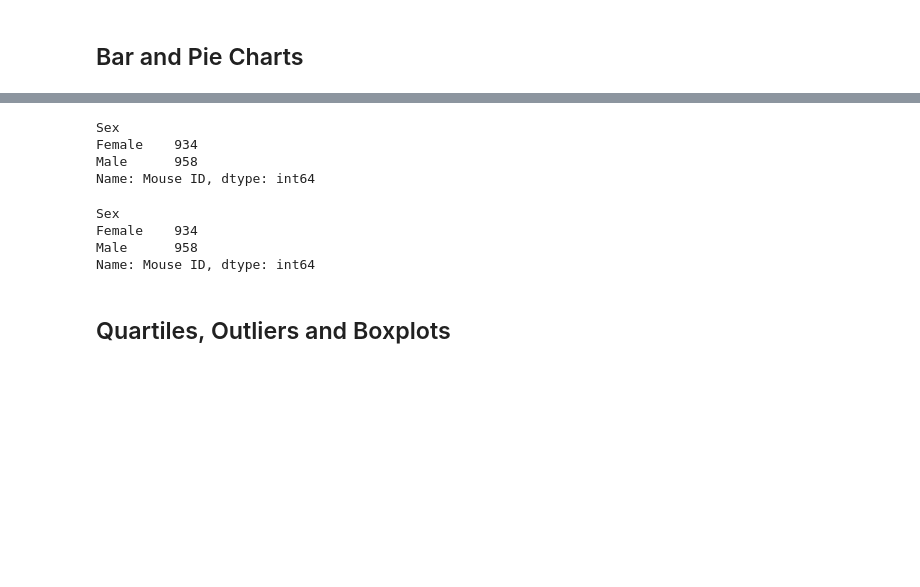
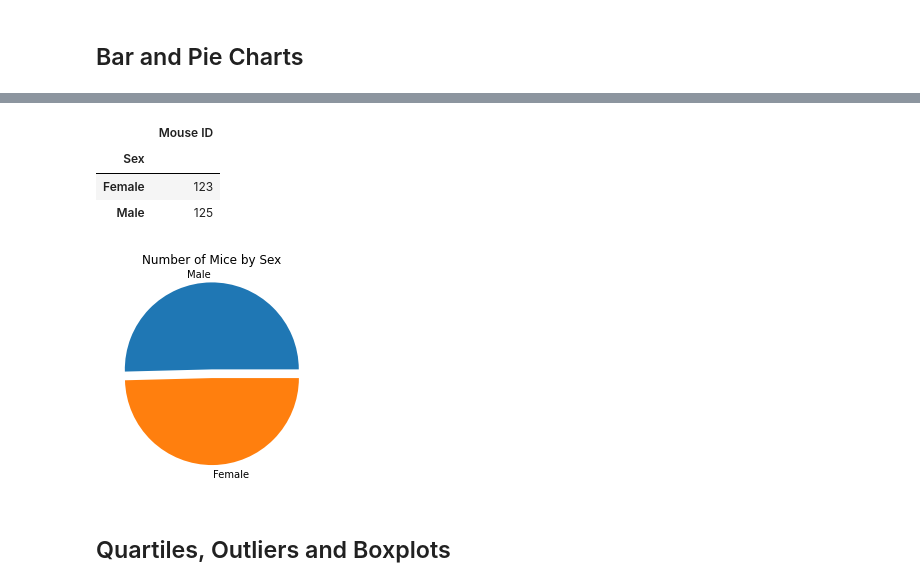
Before and after one commit to brian-halll/matplotlib-challenge, a Jupyter notebook: Pymaceuticals/pymaceuticals_starter.ipynb, the cells around one changed output, grey strips where cells are left out. Saved outputs shown, nothing was run; the diff lists cells and outputs as text; code cells hidden in the pictures; blank space fills up the shorter version.

```diff
--- a/Pymaceuticals/pymaceuticals_starter.ipynb
+++ b/Pymaceuticals/pymaceuticals_starter.ipynb
@@ -157,21 +156,26 @@ plt.show()
-# %%
-num_mice_gender = mice_data.groupby(["Sex"]).count()["Mouse ID"]
-num_mice_gender
-# %% [output]
-Sex
-Female    934
-Male      958
-Name: Mouse ID, dtype: int64
 # %%
 # Generate a pie plot showing the distribution of female versus male mice using Pandas
-mice_data.groupby(["Sex"]).count()["Mouse ID"]
+# unique_mice = pd.unique(mice_data.groupby("Sex").count()["Mouse ID"])
+sex_data = merged_data[["Mouse ID","Sex"]]
+sex_data = sex_data.drop_duplicates(subset="Mouse ID")
+sorted_sex = sex_data.groupby(["Sex"]).count()
+sorted_sex
 # %% [output]
-Sex
-Female    934
-Male      958
-Name: Mouse ID, dtype: int64
+|  | Mouse ID |
+| Sex |  |
+| Female | 123 |
+| Male | 125 |
 # %%
 # Generate a pie plot showing the distribution of female versus male mice using pyplot
+labels = ["Male", "Female"]
+sizes = [125/248, 123/248]
+explode = [0.1, 0.0]
+
+plt.pie(sizes, explode=explode, labels= labels)
+plt.title("Number of Mice by Sex")
+plt.show()
+# %% [output]
+[figure, added]
 # %% [markdown]
 ## Quartiles, Outliers and Boxplots
 # %%
```
Also changed, not shown: parts of 11 cells of this notebook.
